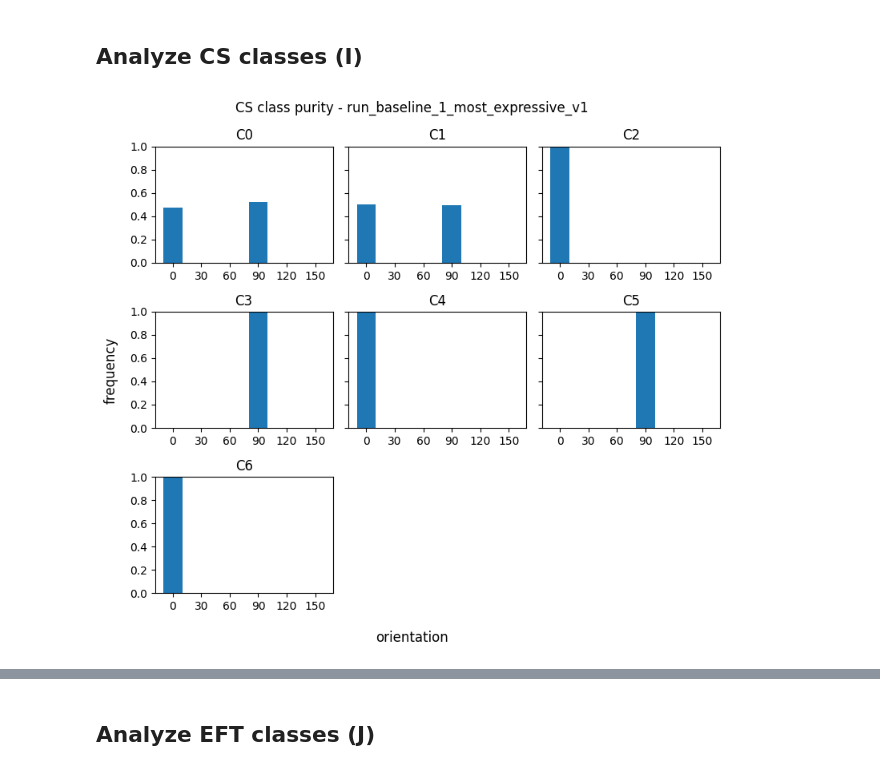
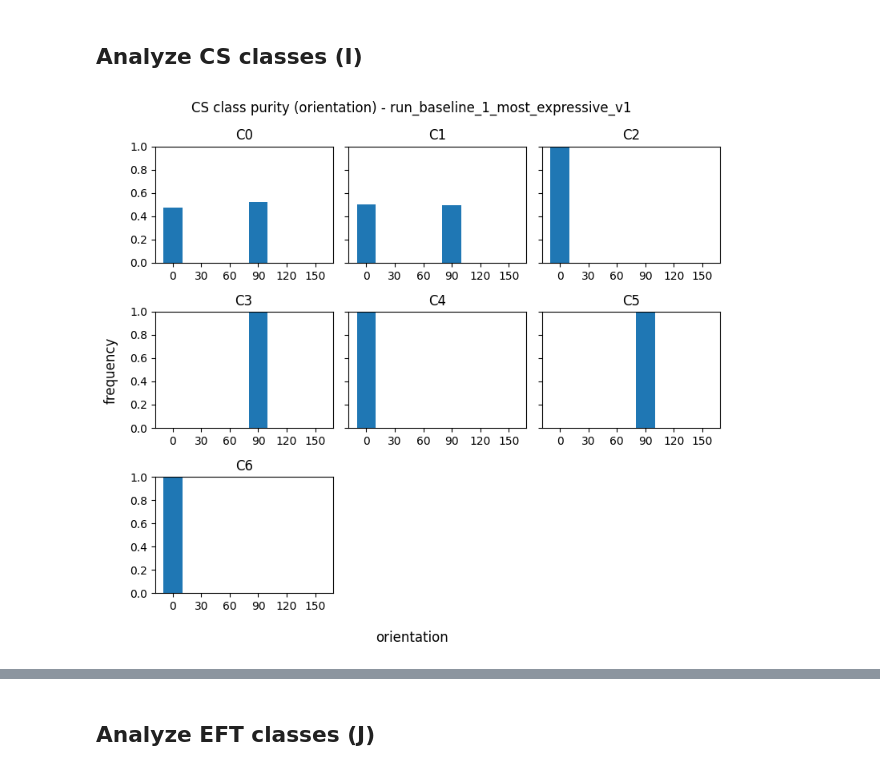
Before and after one commit to PhilSchoeb/ift-6168-project, a Jupyter notebook: analysis.ipynb, the cells around one changed output, grey strips where cells are left out. Drawn from its saved outputs; the diff is of its cells as text; code cells hidden in the pictures.

Commit message:
change visualizations

```diff
--- a/analysis.ipynb
+++ b/analysis.ipynb
@@ -37,19 +37,19 @@ avg_rasters = get_average_raster(j,j_clust)
 # %%
 n_cols = 3
 n_rows = num_i_clusters//n_cols + 1 if num_i_clusters%n_cols!=0 else num_i_clusters//n_cols
 fig, ax = plt.subplots(nrows=n_rows,ncols=n_cols,sharey=True,figsize=(8,7))
 for c in range(num_i_clusters):
     clust_data = df_i[df_i.CS_class==c]
     ax[c//n_cols,c%n_cols].hist(clust_data.orientation,weights=[1/clust_data.shape[0]]*clust_data.shape[0],bins=[-10,10,20,40,50,70,80,100,110,130,140,160])
     ax[c//n_cols,c%n_cols].set_title(f"C{c}")
     ax[c//n_cols,c%n_cols].set_xticks([0,30,60,90,120,150])
 for c in range(num_i_clusters,n_cols*n_rows):
     ax[c//n_cols,c%n_cols].axis("off")
 ax[0,0].set_ylim(0,1)
-fig.suptitle(f"CS class purity - {run_name}")
+fig.suptitle(f"CS class purity (orientation) - {run_name}")
 fig.supxlabel("orientation")
 fig.supylabel("frequency")
 plt.tight_layout()
 plt.show()
 # %% [output]
-[figure, old version]
+[figure, new version]
```
Also changed, not shown: parts of 6 cells of this notebook.
